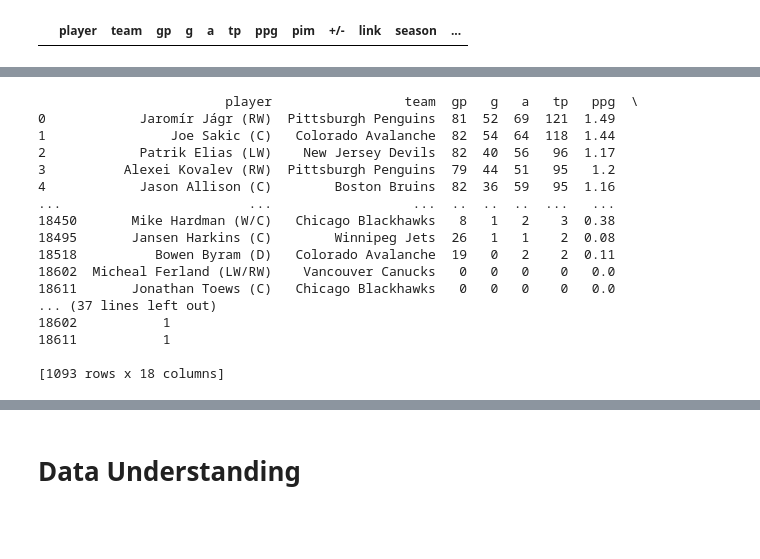
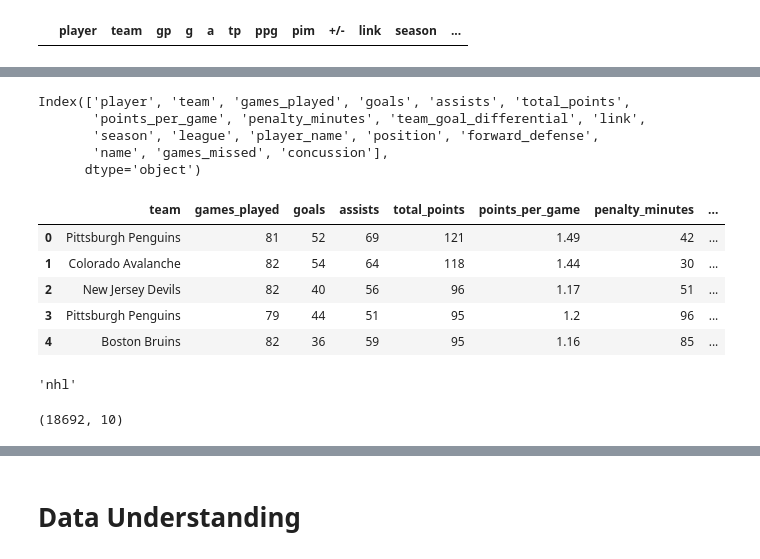
Before and after one commit to Marissa841/Predicting-Head-Injuries-in-NHL-Players--A-Machine-Learning-Approach, a Jupyter notebook: notebook_1.ipynb, the cells around one changed output, grey strips where cells are left out. Saved outputs shown, nothing was run; the diff lists cells and outputs as text; code cells hidden in the pictures; blank space fills up the shorter version.

```diff
--- a/notebook_1.ipynb
+++ b/notebook_1.ipynb
@@ -108,22 +111,36 @@ plt.show()
 # %%
-df_numeric = df.select_dtypes(include=[np.number])
-z = np.abs(stats.zscore(df_numeric))
-print(df[(z > 3).any(axis=1)])
+# df_numeric = df.select_dtypes(include=[np.number])
+# z = np.abs(stats.zscore(df_numeric))
+# print(df[(z > 3).any(axis=1)])
-# %% [output]
-                        player                 team  gp   g   a   tp   ppg  \
-0            Jaromír Jágr (RW)  Pittsburgh Penguins  81  52  69  121  1.49
-1                Joe Sakic (C)   Colorado Avalanche  82  54  64  118  1.44
-2            Patrik Elias (LW)    New Jersey Devils  82  40  56   96  1.17
-3          Alexei Kovalev (RW)  Pittsburgh Penguins  79  44  51   95   1.2
-4            Jason Allison (C)        Boston Bruins  82  36  59   95  1.16
-...                        ...                  ...  ..  ..  ..  ...   ...
-18450       Mike Hardman (W/C)   Chicago Blackhawks   8   1   2    3  0.38
-18495       Jansen Harkins (C)        Winnipeg Jets  26   1   1    2  0.08
-18518          Bowen Byram (D)   Colorado Avalanche  19   0   2    2  0.11
-18602  Micheal Ferland (LW/RW)    Vancouver Canucks   0   0   0    0   0.0
-18611       Jonathan Toews (C)   Chicago Blackhawks   0   0   0    0   0.0
-... (37 lines left out)
-18602           1
-18611           1
-
-[1093 rows x 18 columns]
+# %%
+# rename columns
+df.rename(columns={'gp': 'games_played', 'g': 'goals', 'a': 'assists',
+                   'tp': 'total_points', 'ppg': 'points_per_game', 'pim': 'penalty_minutes',
+                  '+/-': 'team_goal_differential', 'playername': 'player_name', 'fw_def': 'forward_defense',
+                  'Name': 'name', 'Games Missed': 'games_missed', 'Concussion': 'concussion'}, inplace=True)
+# %%
+# view updated column names
+df.columns
+# %% [output]
+Index(['player', 'team', 'games_played', 'goals', 'assists', 'total_points',
+       'points_per_game', 'penalty_minutes', 'team_goal_differential', 'link',
+       'season', 'league', 'player_name', 'position', 'forward_defense',
+       'name', 'games_missed', 'concussion'],
+      dtype='object')
+# %%
+# drop unnecessary columns
+df.drop(columns=['player', 'link', 'name', 'season', 'forward_defense', 'games_missed'], axis=1, inplace=True)
+# %%
+df.head()
+# %% [output]
+|  | team | games_played | goals | assists | total_points | points_per_game | penalty_minutes | ... |
+| 0 | Pittsburgh Penguins | 81 | 52 | 69 | 121 | 1.49 | 42 | ... |
+| 1 | Colorado Avalanche | 82 | 54 | 64 | 118 | 1.44 | 30 | ... |
+| 2 | New Jersey Devils | 82 | 40 | 56 | 96 | 1.17 | 51 | ... |
+| 3 | Pittsburgh Penguins | 79 | 44 | 51 | 95 | 1.2 | 96 | ... |
+| 4 | Boston Bruins | 82 | 36 | 59 | 95 | 1.16 | 85 | ... |
+# %%
+# view unique valaues in 'league' column.
+df['league'].unique().sum()
+# %% [output]
+'nhl'
@@ -129,0 +150,4 @@ print(df[(z > 3).any(axis=1)])
+# %%
+df.shape
+# %% [output]
+(18692, 10)
```
Also changed, not shown: parts of 18 cells of this notebook.
